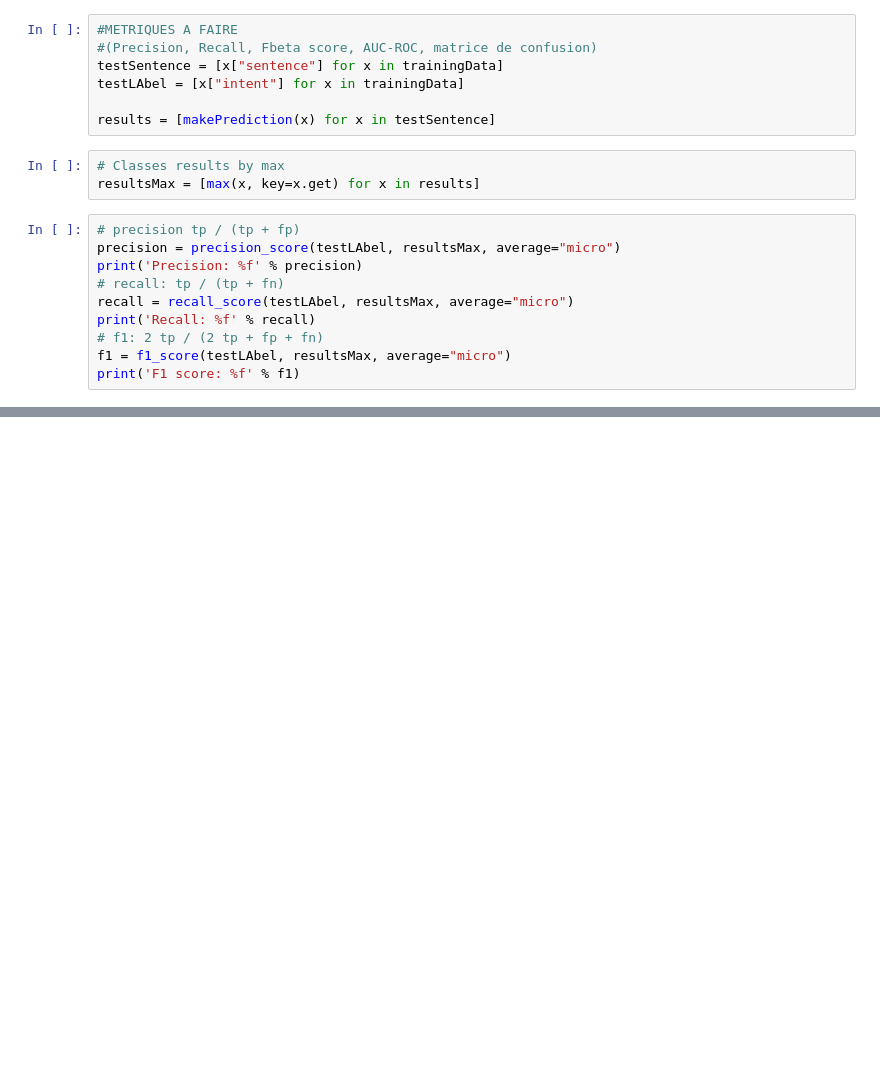
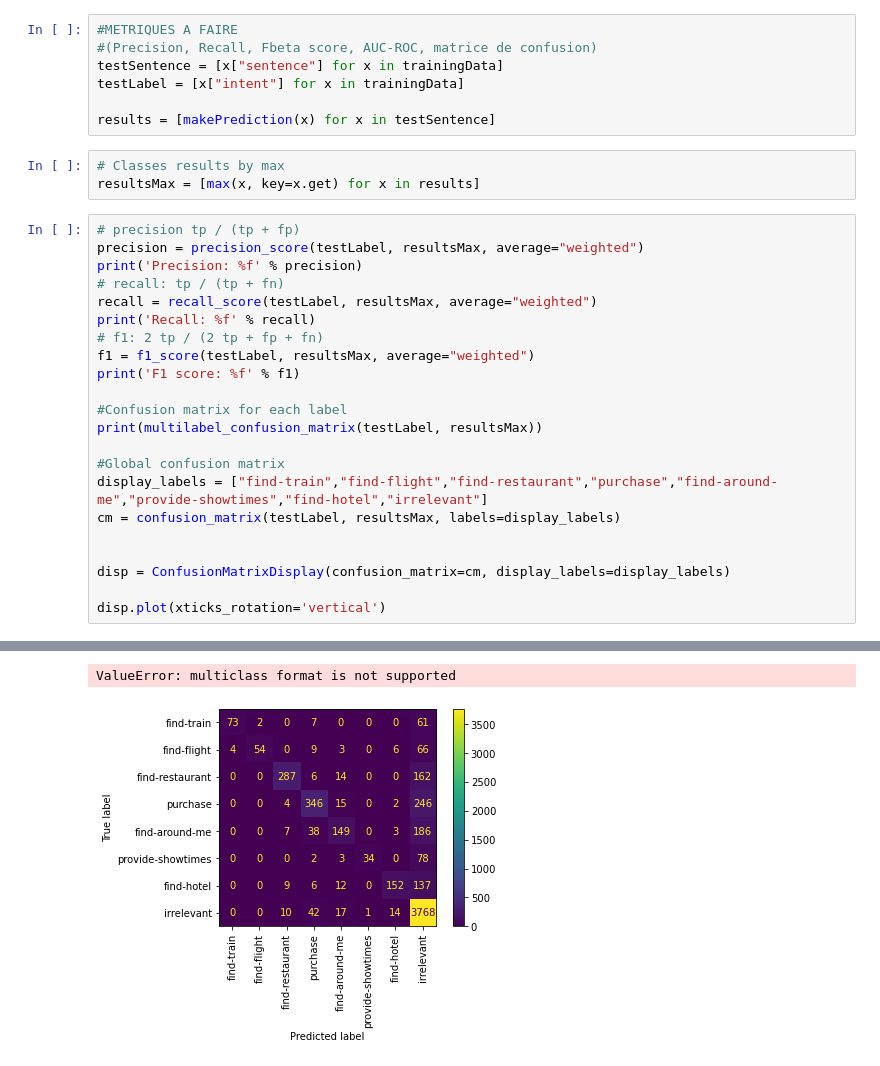
Before and after one commit to bnicol-ensc/IngeLogIAIdiwii, a Jupyter notebook: notebooks/dataVisualisation.ipynb, the cells around one changed output, grey strips where cells are left out. Drawn from its saved outputs; the diff is of its cells as text; blank space fills up the shorter version.

```diff
--- a/notebooks/dataVisualisation.ipynb
+++ b/notebooks/dataVisualisation.ipynb
@@ -95,7 +99,7 @@ On peut voir sur le graphique ci-dessus que les intents ne sont pas du tout corr
 #METRIQUES A FAIRE
 #(Precision, Recall, Fbeta score, AUC-ROC, matrice de confusion)
 testSentence = [x["sentence"] for x in trainingData]
-testLAbel = [x["intent"] for x in trainingData]
+testLabel = [x["intent"] for x in trainingData]
 
 results = [makePrediction(x) for x in testSentence]
 # %%
@@ -103,12 +107,24 @@ results = [makePrediction(x) for x in testSentence]
 resultsMax = [max(x, key=x.get) for x in results]
 # %%
 # precision tp / (tp + fp)
-precision = precision_score(testLAbel, resultsMax, average="micro")
+precision = precision_score(testLabel, resultsMax, average="weighted")
 print('Precision: %f' % precision)
 # recall: tp / (tp + fn)
-recall = recall_score(testLAbel, resultsMax, average="micro")
+recall = recall_score(testLabel, resultsMax, average="weighted")
 print('Recall: %f' % recall)
 # f1: 2 tp / (2 tp + fp + fn)
-f1 = f1_score(testLAbel, resultsMax, average="micro")
+f1 = f1_score(testLabel, resultsMax, average="weighted")
 print('F1 score: %f' % f1)
+
+#Confusion matrix for each label
+print(multilabel_confusion_matrix(testLabel, resultsMax))
+
+#Global confusion matrix
+display_labels = ["find-train","find-flight","find-restaurant","purchase","find-around-me","provide-showtimes","find-hotel","irrelevant"]
+cm = confusion_matrix(testLabel, resultsMax, labels=display_labels)
+
+
+disp = ConfusionMatrixDisplay(confusion_matrix=cm, display_labels=display_labels)
+
+disp.plot(xticks_rotation='vertical')
 # %% [output]
@@ -117,0 +148,2 @@ F1 score: 0.805800
+ValueError: multiclass format is not supported
+[figure, added]
```
Also changed, not shown: parts of 4 cells of this notebook.
